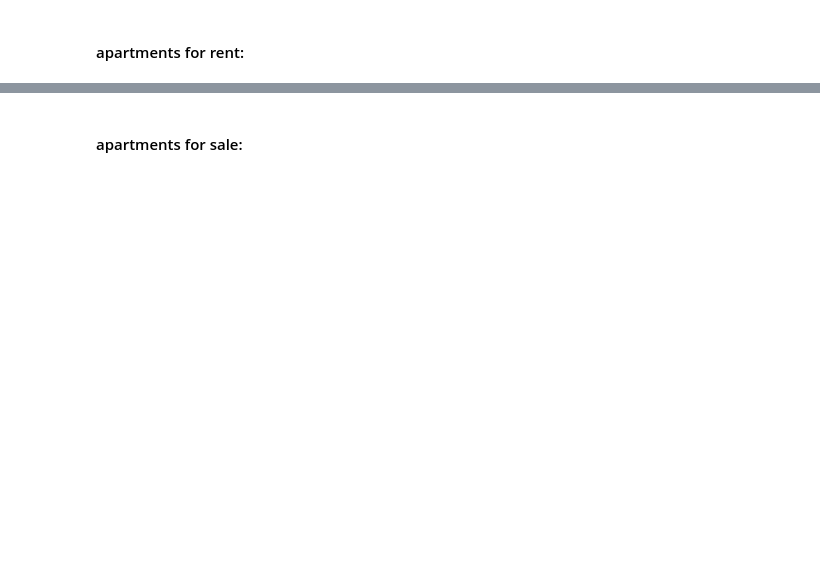
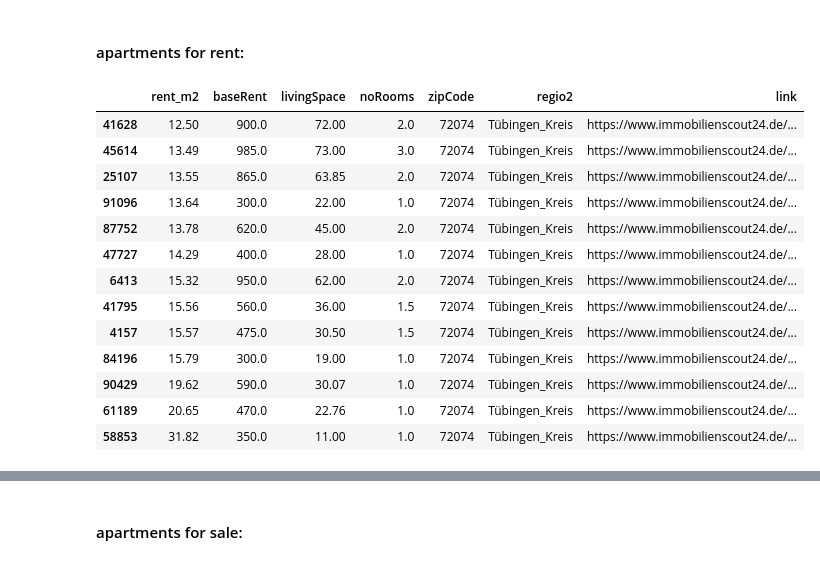
Before and after one commit to maxtue/ApartmentListings, a Jupyter notebook: data_analysis/combined.ipynb, the cells around one changed output, grey strips where cells are left out. Drawn from its saved outputs; the diff is of its cells as text; code cells hidden in the pictures; blank space fills up the shorter version.

```diff
--- a/data_analysis/combined.ipynb
+++ b/data_analysis/combined.ipynb
@@ -71,8 +87,0 @@ sale_df["link"] = "https://www.immobilienscout24.de/expose/" + sale_df[
-# %%
-g = rent_df.groupby("zipCode")["rent_m2"].median()
-g.name = "rent_m2_zip"
-rent_df = rent_df.join(g, on="zipCode").copy()
-
-g = rent_df.groupby("regio2")["rent_m2"].median()
-g.name = "rent_m2_kreis"
-rent_df = rent_df.join(g, on="regio2").copy()
@@ -165,8 +181,23 @@ combined_df
 #### apartments for rent:
 # %%
 rent_filt_col = "zipCode"
-rent_filt_arg = 1069
+rent_filt_arg = [72074]
 rent_filt_ord = "rent_per_m2"
 
-rent_filt = rent_select_df[rent_filt_col] == rent_filt_arg
+rent_filt = rent_select_df[rent_filt_col].isin(rent_filt_arg)
 rent_select_df[rent_filt].sort_values("rent_m2").head(20)
+# %% [output]
+|  | rent_m2 | baseRent | livingSpace | noRooms | zipCode | regio2 | link |
+| 41628 | 12.50 | 900.0 | 72.00 | 2.0 | 72074 | Tübingen_Kreis | https://www.immobilienscout24.de/... |
+| 45614 | 13.49 | 985.0 | 73.00 | 3.0 | 72074 | Tübingen_Kreis | https://www.immobilienscout24.de/... |
+| 25107 | 13.55 | 865.0 | 63.85 | 2.0 | 72074 | Tübingen_Kreis | https://www.immobilienscout24.de/... |
+| 91096 | 13.64 | 300.0 | 22.00 | 1.0 | 72074 | Tübingen_Kreis | https://www.immobilienscout24.de/... |
+| 87752 | 13.78 | 620.0 | 45.00 | 2.0 | 72074 | Tübingen_Kreis | https://www.immobilienscout24.de/... |
+| 47727 | 14.29 | 400.0 | 28.00 | 1.0 | 72074 | Tübingen_Kreis | https://www.immobilienscout24.de/... |
+| 6413 | 15.32 | 950.0 | 62.00 | 2.0 | 72074 | Tübingen_Kreis | https://www.immobilienscout24.de/... |
+| 41795 | 15.56 | 560.0 | 36.00 | 1.5 | 72074 | Tübingen_Kreis | https://www.immobilienscout24.de/... |
+| 4157 | 15.57 | 475.0 | 30.50 | 1.5 | 72074 | Tübingen_Kreis | https://www.immobilienscout24.de/... |
+| 84196 | 15.79 | 300.0 | 19.00 | 1.0 | 72074 | Tübingen_Kreis | https://www.immobilienscout24.de/... |
+| 90429 | 19.62 | 590.0 | 30.07 | 1.0 | 72074 | Tübingen_Kreis | https://www.immobilienscout24.de/... |
+| 61189 | 20.65 | 470.0 | 22.76 | 1.0 | 72074 | Tübingen_Kreis | https://www.immobilienscout24.de/... |
+| 58853 | 31.82 | 350.0 | 11.00 | 1.0 | 72074 | Tübingen_Kreis | https://www.immobilienscout24.de/... |
```
Also changed, not shown: parts of 30 cells of this notebook.
